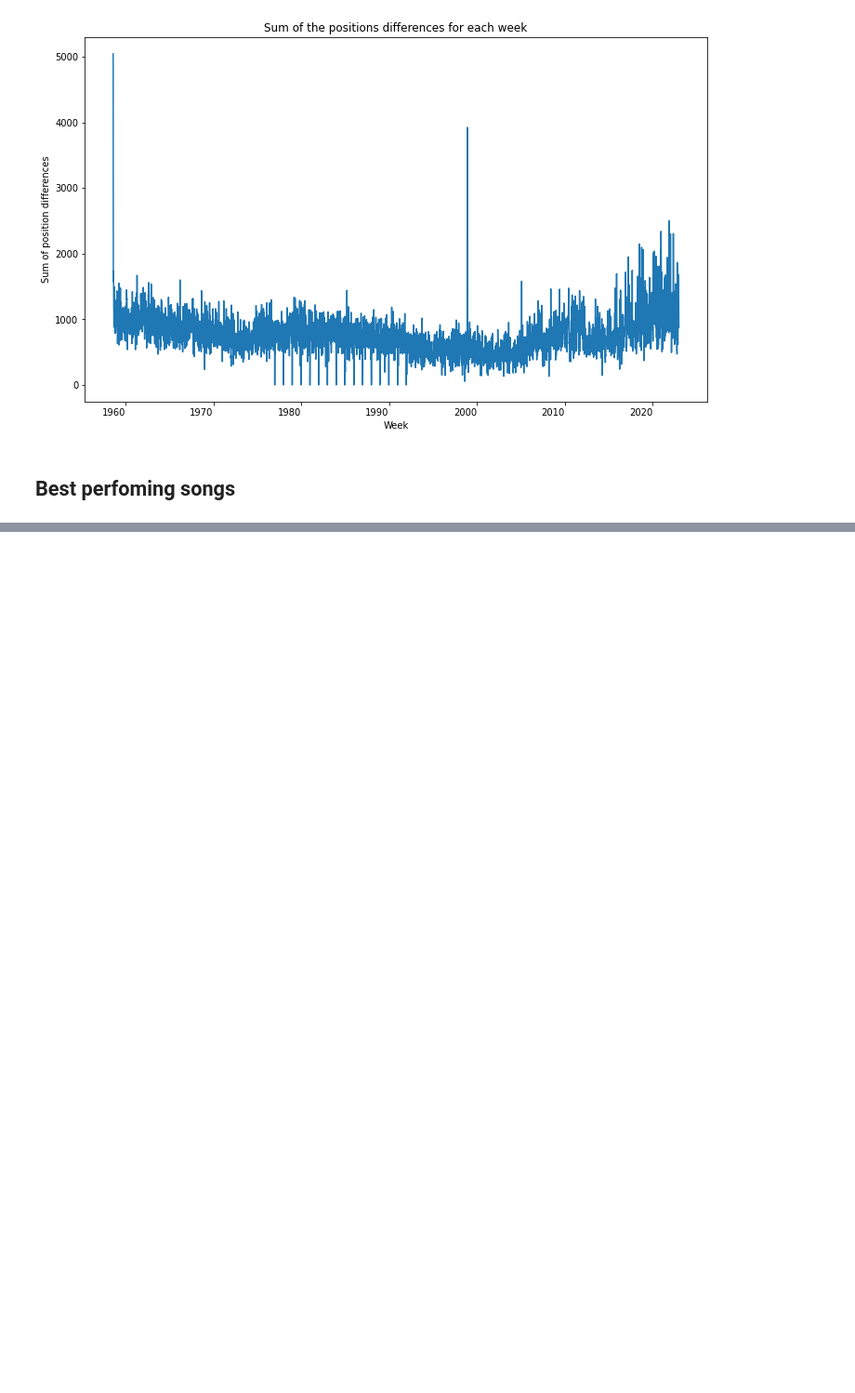
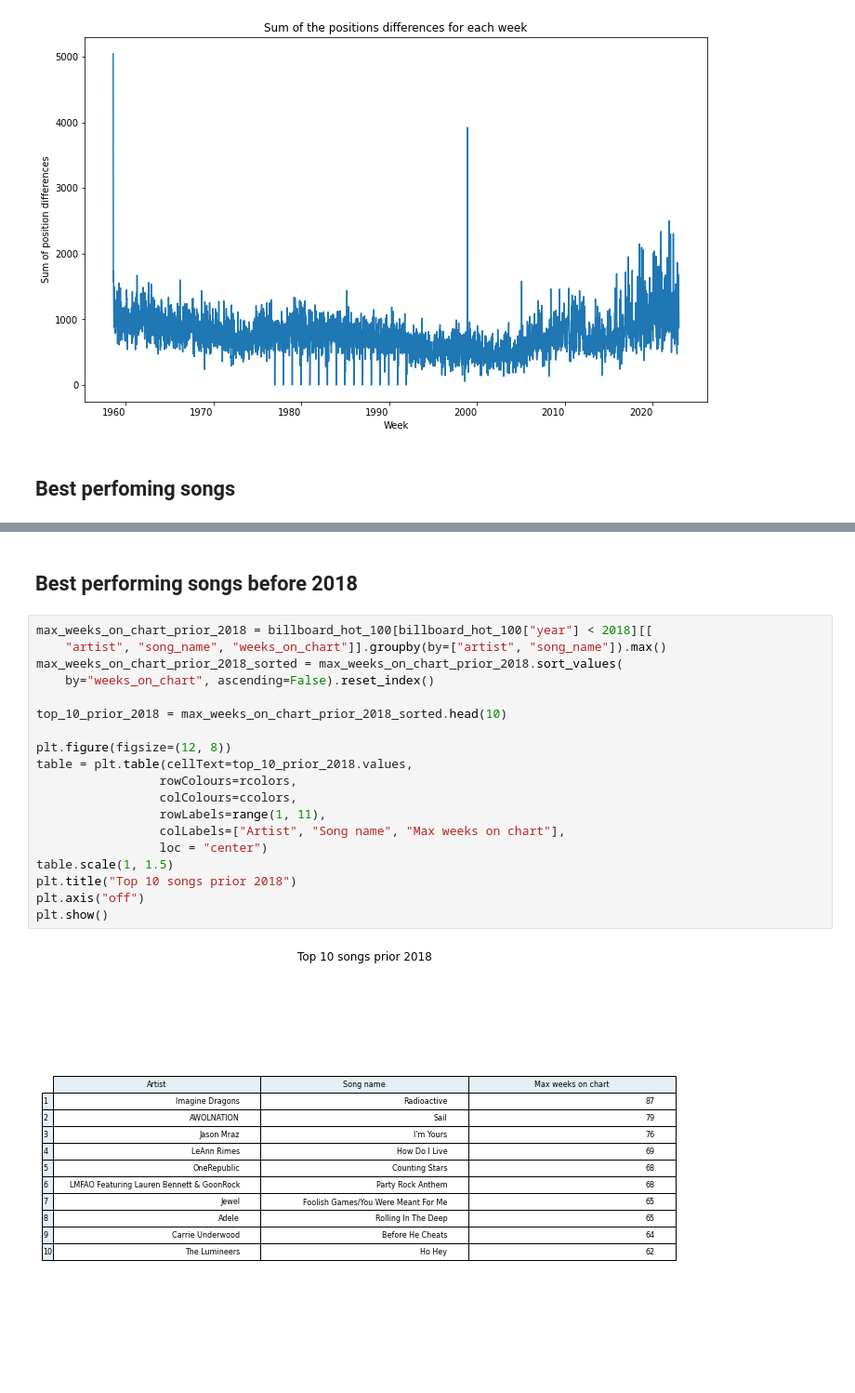
Before and after one commit to martalech/pop_charts_dynamics, a Jupyter notebook: data_statistics.ipynb, the cells around one changed output, grey strips where cells are left out. Shown at 93% size. Saved outputs shown, nothing was run; the diff lists cells and outputs as text; blank space fills up the shorter version.

```diff
--- a/data_statistics.ipynb
+++ b/data_statistics.ipynb
@@ -203,0 +213,23 @@ max_weeks_on_chart_sorted.head(10).style
+# %% [markdown]
+## Best performing songs before 2018
+# %%
+max_weeks_on_chart_prior_2018 = billboard_hot_100[billboard_hot_100["year"] < 2018][[
+    "artist", "song_name", "weeks_on_chart"]].groupby(by=["artist", "song_name"]).max()
+max_weeks_on_chart_prior_2018_sorted = max_weeks_on_chart_prior_2018.sort_values(
+    by="weeks_on_chart", ascending=False).reset_index()
+
+top_10_prior_2018 = max_weeks_on_chart_prior_2018_sorted.head(10)
+
+plt.figure(figsize=(12, 8))
+table = plt.table(cellText=top_10_prior_2018.values,
+                 rowColours=rcolors,
+                 colColours=ccolors,
+                 rowLabels=range(1, 11),
+                 colLabels=["Artist", "Song name", "Max weeks on chart"],
+                 loc = "center")
+table.scale(1, 1.5)
+plt.title("Top 10 songs prior 2018")
+plt.axis("off")
+plt.show()
+# %% [output]
+[figure, added]
```
Also changed, not shown: parts of 11 cells of this notebook.
